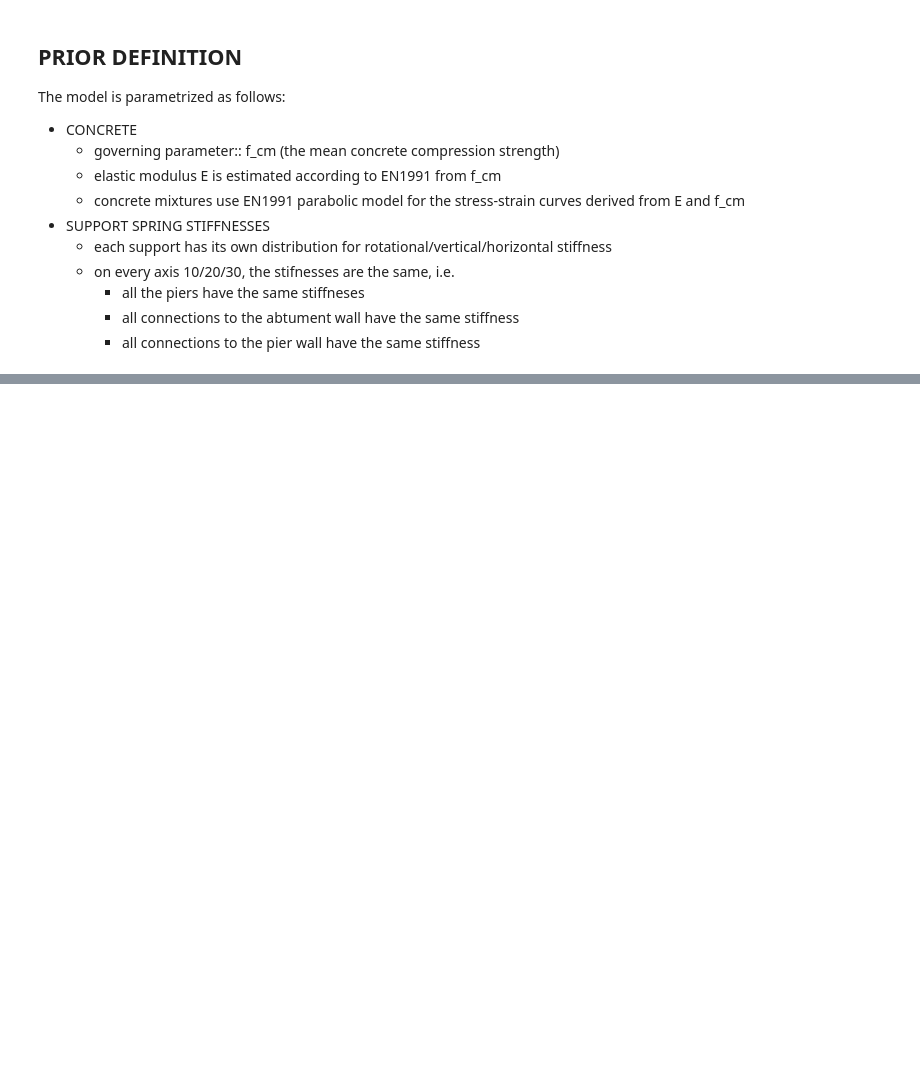
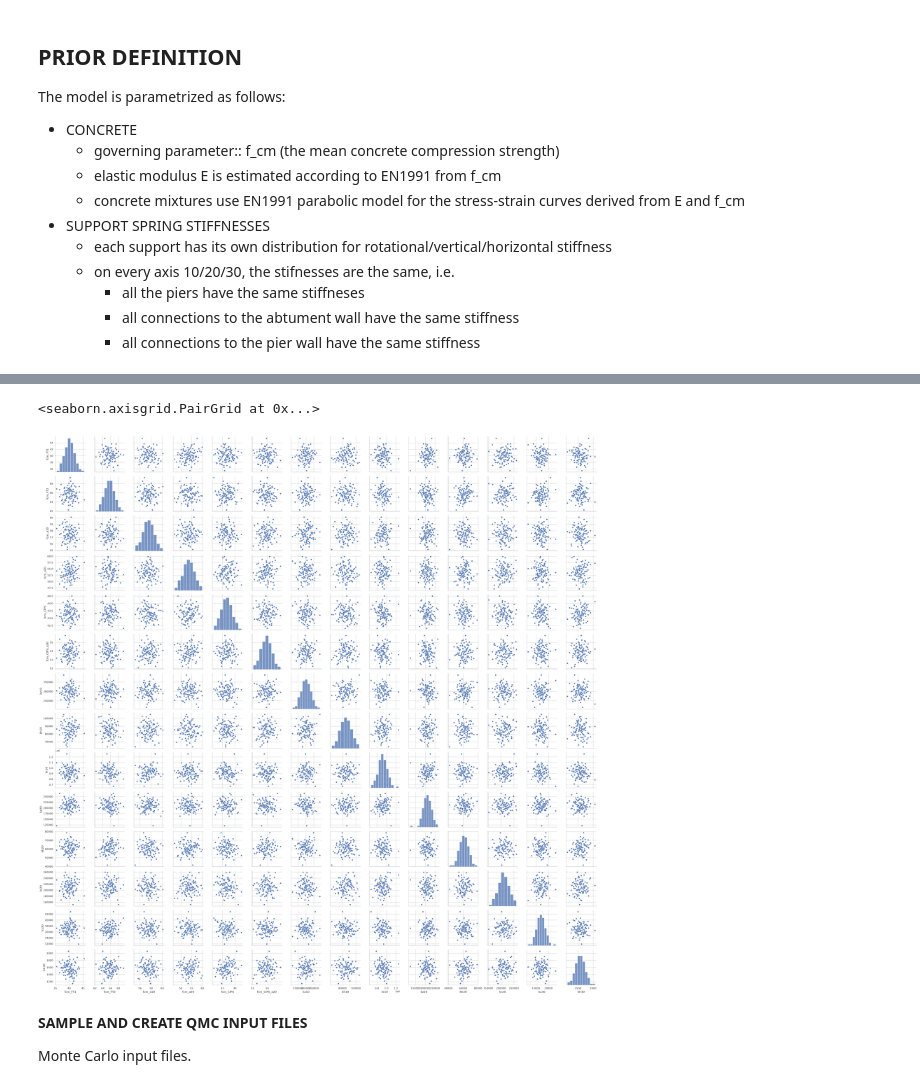
Before and after one commit to DavidSilhanek/TUD, a Jupyter notebook: gen_prior_design.ipynb, the cells around one changed output, grey strips where cells are left out. Saved outputs shown, nothing was run; the diff lists cells and outputs as text; code cells hidden in the pictures; blank space fills up the shorter version.

```diff
--- a/gen_prior_design.ipynb
+++ b/gen_prior_design.ipynb
@@ -414,0 +404,36 @@ def get_values(function, samples):
+# %%
+# helper functions for this section
+def round_to_n_valid_digits(value, n):
+    """Round a value to n valid digits."""
+    value = np.asarray(value)
+    shape = value.shape
+    value = value.flatten()
+    for i, v in enumerate(value):
+        if v == 0:
+            continue
+        else:
+            value[i] = np.round(v, n - int(np.floor(np.log10(np.abs(v)))) - 1)
+    return value.reshape(shape)
+
+def cube_to_cylinders_strength(cube, precision=5):
+    """Estimate the cylinder strength from the cube strength using a conversion factor."""
+    return round_to_n_valid_digits(cube * 0.8, precision)
+
+def cdf_to_samples(cdf, distribution):
+    """Convert a CDF to samples from the distribution."""
+    if isinstance(distribution, dist.Distribution):
+        # If it's a NumPyro distribution, use the inverse CDF (ppf) method
+        ppf = distribution.icdf(cdf)
+    elif isinstance(distribution, stats.rv_continuous):
+        # If it's a SciPy distribution, use the percent point function (ppf)
+        ppf = distribution.ppf(cdf)
+    return ppf
+# %%
+# Transform the LHS samples to the desired distributions
+doe_design = {}
+for i, (param_name, param) in enumerate(random_parameters.items()):
+    distribution = param["distribution"]
+    doe_design[param_name] = round_to_n_valid_digits(cdf_to_samples(lhs_samples[:, i], distribution), 4)
+# conver the DOE design to a df
+doe_design_df = pd.DataFrame(doe_design)
+doe_design_df.head()
@@ -414,0 +447,13 @@ def get_values(function, samples):
+# %%
+# PLOT the design in physical space
+sns.pairplot(doe_design_df)
+
+# PLOT the LHS design
+# sns.pairplot(pd.DataFrame(lhs_samples, columns=list(random_parameters.keys())))
+# %% [output]
+<seaborn.axisgrid.PairGrid at 0x...>
+[figure, added]
+# %% [markdown]
+**SAMPLE AND CREATE QMC INPUT FILES**
+
+Monte Carlo input files.
```
Also changed, not shown: parts of 23 cells of this notebook, 3 other files.
